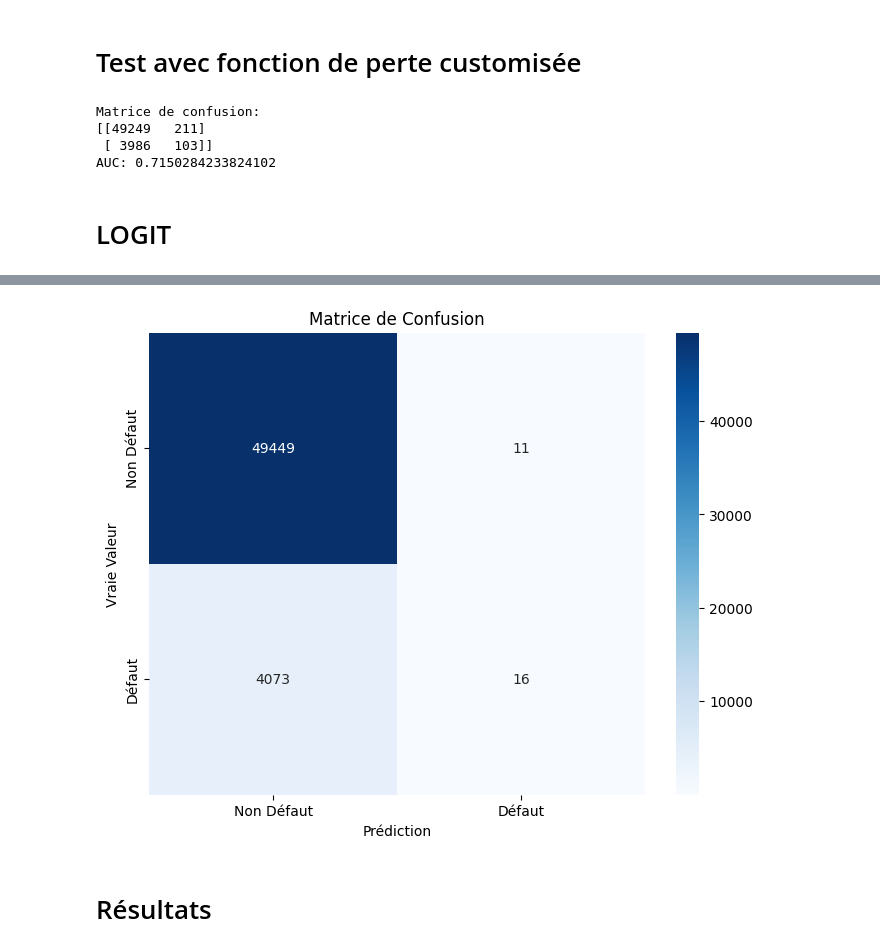
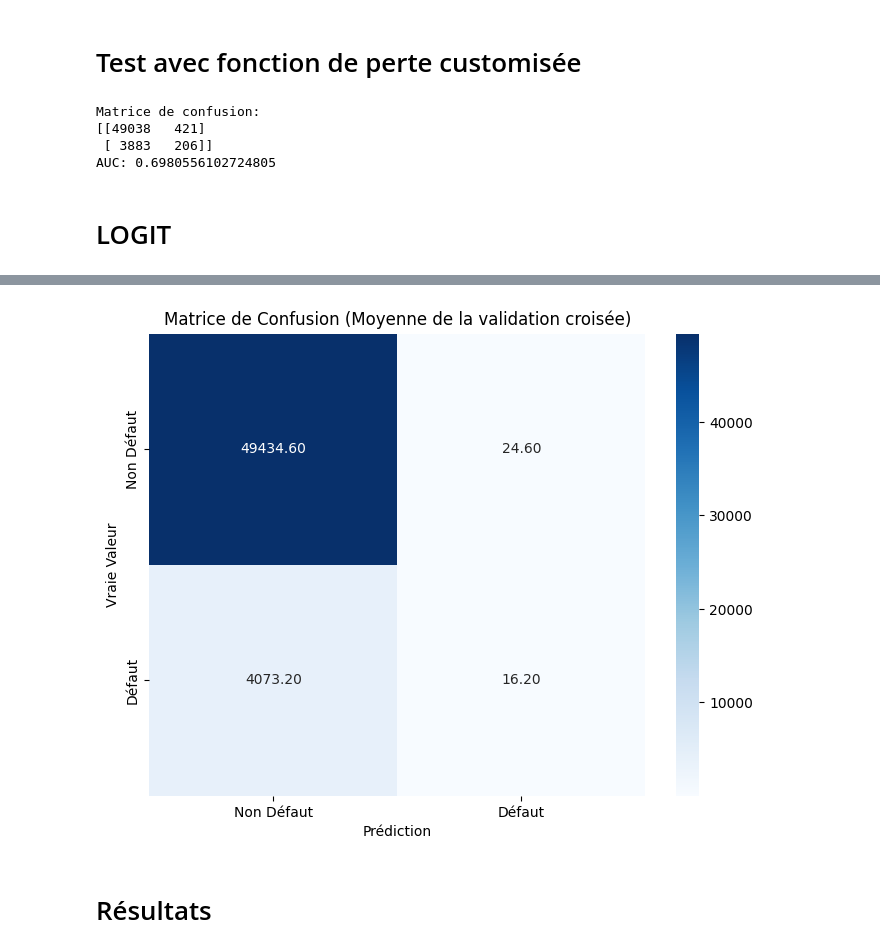
Before and after one commit to SamuelBaheux/Challenge_Nexialog, a Jupyter notebook: Modèle baseline.ipynb, the cells around one changed output, grey strips where cells are left out. Saved outputs shown, nothing was run; the diff lists cells and outputs as text; code cells hidden in the pictures.

```diff
--- a/Modèle baseline.ipynb
+++ b/Modèle baseline.ipynb
@@ -37,5 +61,8 @@ data['CODE_GENDER'] = data['CODE_GENDER'].apply(lambda x : 'F' if x == 'XNA' els
 # %% [markdown]
 # Encoding
+# %%
+data = data[['EXT_SOURCE_2_disc_int', 'EXT_SOURCE_3_disc_int', 'EXT_SOURCE_1',
+       'DAYS_EMPLOYED_disc_int', 'NAME_EDUCATION_TYPE_discret','TARGET','date','SK_ID_CURR']]
 # %%
 for col in data.select_dtypes(include = 'object').columns:
     print(f"{col} : {data[col].nunique()}")
@@ -57,0 +74,8 @@ NAME_FAMILY_STATUS_discret : 2
+# %%
+for col in data.columns:
+    if data[col].dtype == 'object':
+        mode = data[col].mode()[0]
+        data[col].fillna(mode, inplace=True)
+    elif data[col].dtype in ['int', 'float']:
+        moyenne = data[col].mean()
+        data[col].fillna(moyenne, inplace=True)
@@ -90,10 +116,10 @@ for col in data.select_dtypes(include=bool).columns:
 # %%
 X = data.drop(columns = ['TARGET', 'SK_ID_CURR'], axis=1).copy()
 X = X[X['date']<'2020-01-01']
-X = X[variables]
 y = data[data['date']<'2020-01-01']['TARGET']
 
 X_train, X_test, y_train, y_test = train_test_split(X, y, test_size=0.2, random_state=42, stratify = y)
+X.drop(columns='date',inplace=True)
 # %%
 X_train.drop(columns = ['date'],inplace = True)
 X_test.drop(columns =['date'],inplace = True)
@@ -109,7 +133,7 @@ from sklearn.metrics import confusion_matrix
 from sklearn.metrics import roc_auc_score
 
 
-class_weight = {0: 1, 1: 1.8}  # Pénaliser plus fortement la classe 1 (positifs)
+class_weight = {0: 1, 1: 2}  # Pénaliser plus fortement la classe 1 (positifs)
 
 
 
@@ -126,9 +150,9 @@ aucc = roc_auc_score(y_test, model.predict_proba(X_test)[:, 1])
 print("AUC:", aucc)
 # %% [output]
 Matrice de confusion:
-[[49249   211]
- [ 3986   103]]
-AUC: 0.7150284233824102
+[[49038   421]
+ [ 3883   206]]
+AUC: 0.6980556102724805
 # %% [markdown]
 # LOGIT
 # %%
@@ -136,30 +160,53 @@ import statsmodels.api as sm
 from sklearn.metrics import confusion_matrix
 import seaborn as sns
 import matplotlib.pyplot as plt
+from sklearn.model_selection import StratifiedKFold
 
+# Convert DataFrame to numpy arrays
+X = X.values
+y = y.values
 
-X_train_scaled = sm.add_constant(X_train)
-X_test_scaled = sm.add_constant(X_test)
+# Define the number of folds for cross-validation
+n_splits = 5
 
-# Fit logistic regression model
-model = sm.Logit(y_train, X_train_scaled)
-result = model.fit_regularized(method='l1')
+# Initialize StratifiedKFold with ensuring at least one positive instance in each fold
+skf = StratifiedKFold(n_splits=n_splits, shuffle=True, random_state=42)
 
-# Predictions on testing set
-y_pred = result.predict(X_test_scaled)
-y_pred = (y_pred > 0.5).astype(int)
+# Lists to store confusion matrices from each fold
+conf_matrices = []
 
-# Confusion matrix
-conf_matrix = confusion_matrix(y_test, y_pred)
+# Iterate over folds
+for train_index, test_index in skf.split(X, y):
+    # Split data into train and test sets
+    X_train, X_test = X[train_index], X[test_index]
+    y_train, y_test = y[train_index], y[test_index]
 
-# Plot confusion matrix as heatmap
+    X_train_scaled = sm.add_constant(X_train)
+    X_test_scaled = sm.add_constant(X_test)
+
+    # Fit logistic regression model
+    model = sm.Logit(y_train, X_train_scaled)
+    result = model.fit_regularized(method='l1')
+
+    # Predictions on testing set
+    y_pred = result.predict(X_test_scaled)
+    y_pred = (y_pred > 0.5).astype(int)
+
+    # Confusion matrix
+    conf_matrix = confusion_matrix(y_test, y_pred)
+    conf_matrices.append(conf_matrix)
+
+# Average confusion matrix across folds
+avg_conf_matrix = sum(conf_matrices) / n_splits
+
+# Plot average confusion matrix as heatmap
 plt.figure(figsize=(8, 6))
-sns.heatmap(conf_matrix, annot=True, fmt="d", cmap="Blues",
+sns.heatmap(avg_conf_matrix, annot=True, fmt=".2f", cmap="Blues",
             xticklabels=['Non Défaut', 'Défaut'],
             yticklabels=['Non Défaut', 'Défaut'])
 plt.xlabel('Prédiction')
 plt.ylabel('Vraie Valeur')
-plt.title('Matrice de Confusion')
+plt.title('Matrice de Confusion (Moyenne de la validation croisée)')
 plt.show()
 # %% [output]
 Optimization terminated successfully    (Exit mode 0)
@@ -170,4 +229,4 @@ Optimization terminated successfully    (Exit mode 0)
-[figure, old version]
+[figure, new version]
 # %% [markdown]
 # Résultats
 # %%
```
Also changed, not shown: parts of 16 cells of this notebook, 3 other files.
